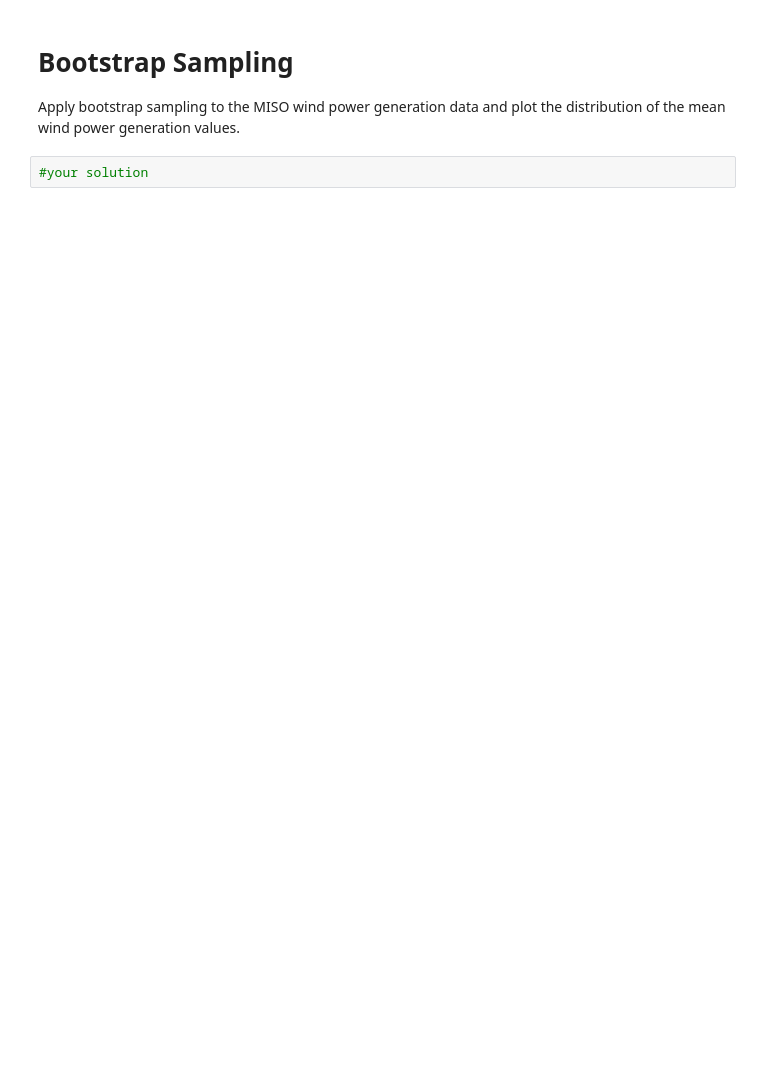
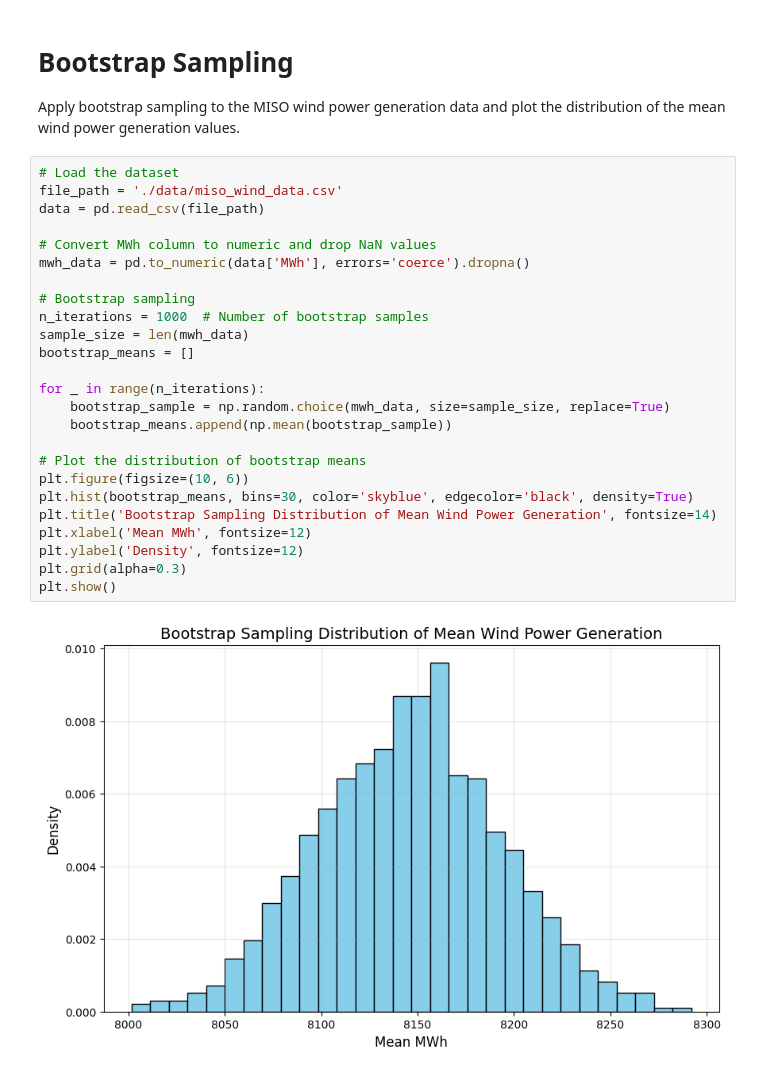
Before and after one commit to HossemCharrak/data-science-labs-8, a Jupyter notebook: SEDS_Lab8.ipynb, the cells around one changed output. Cells and saved outputs as stored; diff of their text form; blank space fills up the shorter version.

Commit message:
Add Bootstrap Sampling

```diff
--- a/SEDS_Lab8.ipynb
+++ b/SEDS_Lab8.ipynb
@@ -172,5 +230,30 @@ Try to fit your data with different probabilities distributions and see what one
 
 # Bootstrap Sampling
 Apply bootstrap sampling to the MISO wind power generation data and plot the distribution of the mean wind power generation values.
-# %%
-#your solution
+# %%
+# Load the dataset
+file_path = './data/miso_wind_data.csv'
+data = pd.read_csv(file_path)
+
+# Convert MWh column to numeric and drop NaN values
+mwh_data = pd.to_numeric(data['MWh'], errors='coerce').dropna()
+
+# Bootstrap sampling
+n_iterations = 1000  # Number of bootstrap samples
+sample_size = len(mwh_data)
+bootstrap_means = []
+
+for _ in range(n_iterations):
+    bootstrap_sample = np.random.choice(mwh_data, size=sample_size, replace=True)
+    bootstrap_means.append(np.mean(bootstrap_sample))
+
+# Plot the distribution of bootstrap means
+plt.figure(figsize=(10, 6))
+plt.hist(bootstrap_means, bins=30, color='skyblue', edgecolor='black', density=True)
+plt.title('Bootstrap Sampling Distribution of Mean Wind Power Generation', fontsize=14)
+plt.xlabel('Mean MWh', fontsize=12)
+plt.ylabel('Density', fontsize=12)
+plt.grid(alpha=0.3)
+plt.show()
+# %% [output]
+[figure, added]
```
Also changed, not shown: parts of 5 cells of this notebook.
